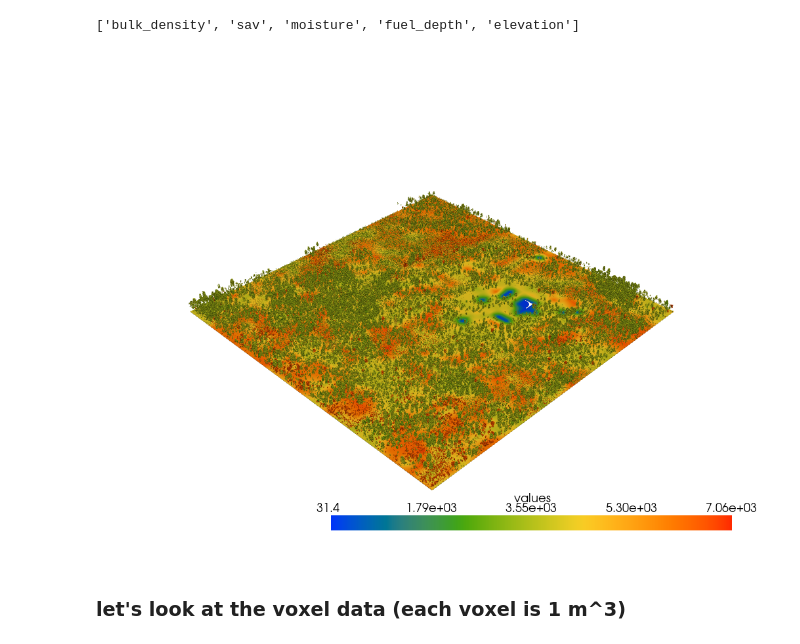
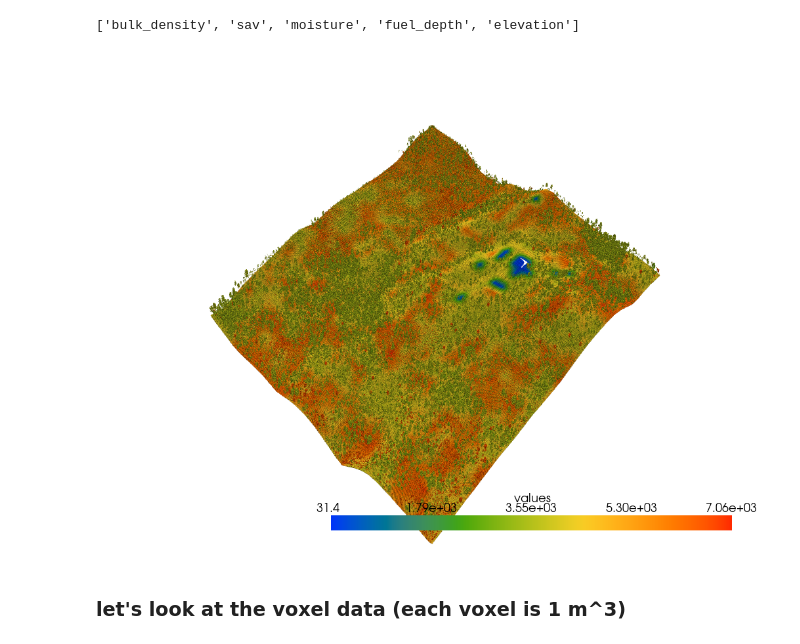
Before and after one commit to BurnPro3D/data-api-notebooks, a Jupyter notebook: access_fastfuels_data.ipynb, the cells around one changed output. Drawn from its saved outputs; the diff is of its cells as text; code cells hidden in the pictures.

Commit message:
update topography view

```diff
--- a/access_fastfuels_data.ipynb
+++ b/access_fastfuels_data.ipynb
@@ -48,7 +48,7 @@ import matplotlib.pyplot as plt
 # %% [markdown]
 A .fio resource is a directory-in-file object where important metadata and fuel arrays are stored. You can open a .fio resource  stored remotely if you have the appropriate credentials.
 # %%
-fio = fastfuels.open('https://wifire-data.sdsc.edu:9000/fastfuels/index.fio', ftype='s3', username='', password='')
+fio = fastfuels.open('https://wifire-data.sdsc.edu:9000/fastfuels/index.fio', ftype='s3')
 fio.cache_limit = 1e14
 # %% [markdown]
 ### Query the data
@@ -101,9 +101,9 @@ roi.get_properties()
 ['bulk_density', 'sav', 'moisture', 'fuel_depth', 'elevation']
 # %%
 # sav = surface-area-to-volume
-roi.view('sav')
+roi.view('sav', topography=True)
 # %% [output]
-[figure, old version]
+[figure, new version]
 # %% [markdown]
 ### let's look at the voxel data (each voxel is 1 m^3)
 # %%
```
Also changed, not shown: parts of 2 cells of this notebook.
